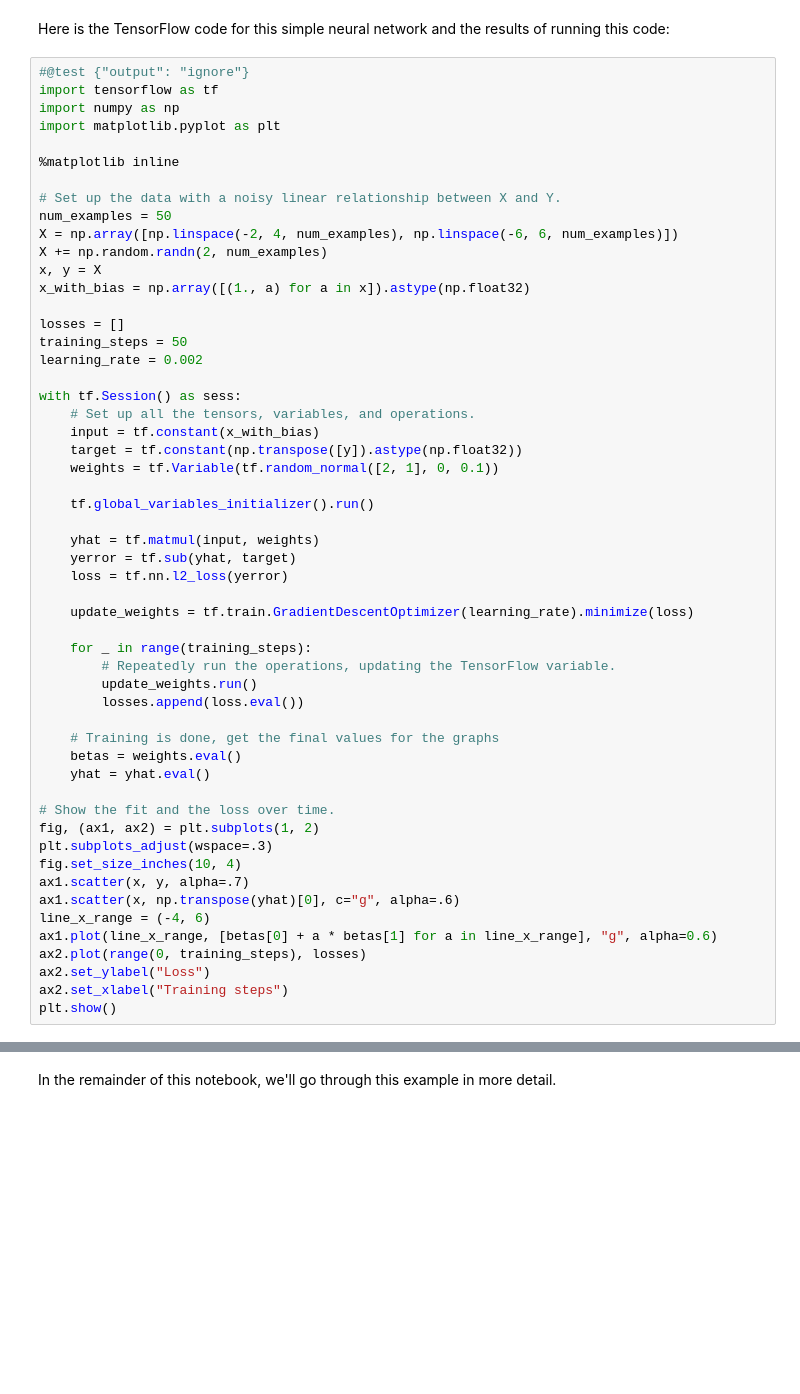
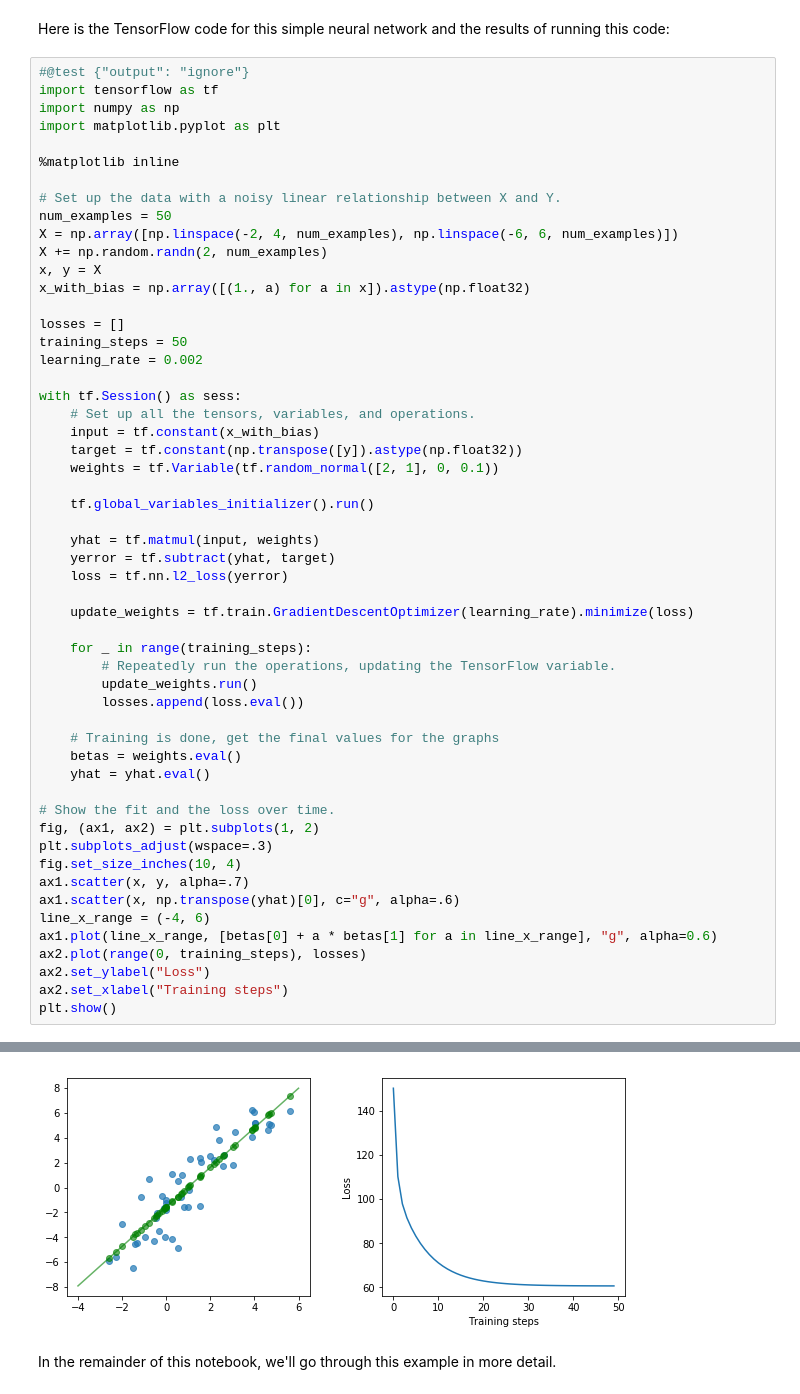
Before and after one commit to wall72/notebooks_w64, a Jupyter notebook: 2_getting_started.ipynb, the cells around one changed output, grey strips where cells are left out. Saved outputs shown, nothing was run; the diff lists cells and outputs as text; blank space fills up the shorter version.

```diff
--- a/2_getting_started.ipynb
+++ b/2_getting_started.ipynb
@@ -47,7 +49,7 @@ with tf.Session() as sess:
     tf.global_variables_initializer().run()
 
     yhat = tf.matmul(input, weights)
-    yerror = tf.sub(yhat, target)
+    yerror = tf.subtract(yhat, target)
     loss = tf.nn.l2_loss(yerror)
 
     update_weights = tf.train.GradientDescentOptimizer(learning_rate).minimize(loss)
@@ -78,3 +79,4 @@ AttributeError: module 'tensorflow' has no attribute 'sub'
+[figure, added]
 # %% [markdown]
 In the remainder of this notebook, we'll go through this example in more detail.
 # %% [markdown]
```
Also changed, not shown: parts of 8 cells of this notebook, 3 other files.
